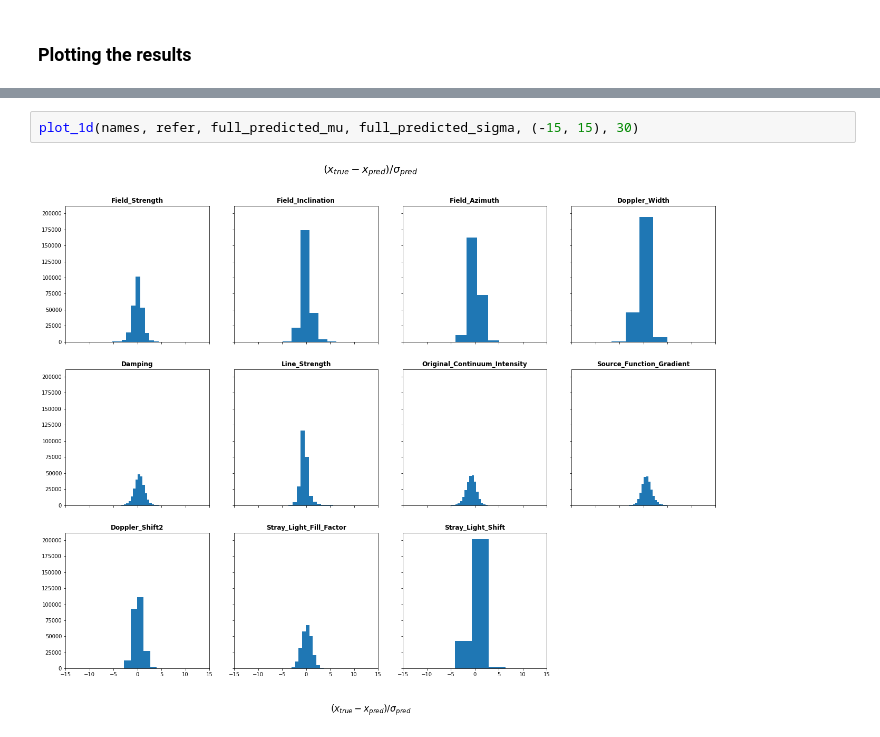
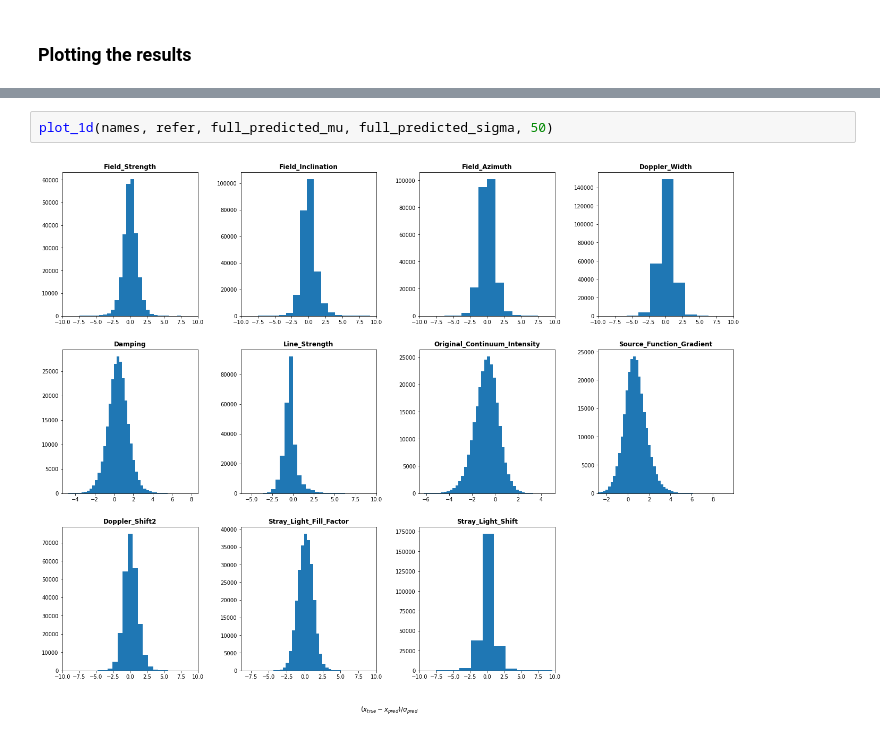
Before and after one commit to hushchyn-mikhail/InverseProblem, a Jupyter notebook: notebooks/param_pred.ipynb, the cells around one changed output, grey strips where cells are left out. Drawn from its saved outputs; the diff is of its cells as text.

```diff
--- a/notebooks/param_pred.ipynb
+++ b/notebooks/param_pred.ipynb
@@ -176,4 +173,4 @@ plot_2d(names, refer, full_predicted_mu, full_predicted_sigma, 2)
 # %%
-plot_1d(names, refer, full_predicted_mu, full_predicted_sigma, (-15, 15), 30)
+plot_1d(names, refer, full_predicted_mu, full_predicted_sigma, 50)
 # %% [output]
-[figure, old version]
+[figure, new version]
```
Also changed, not shown: parts of 4 cells of this notebook, 1 other file.
